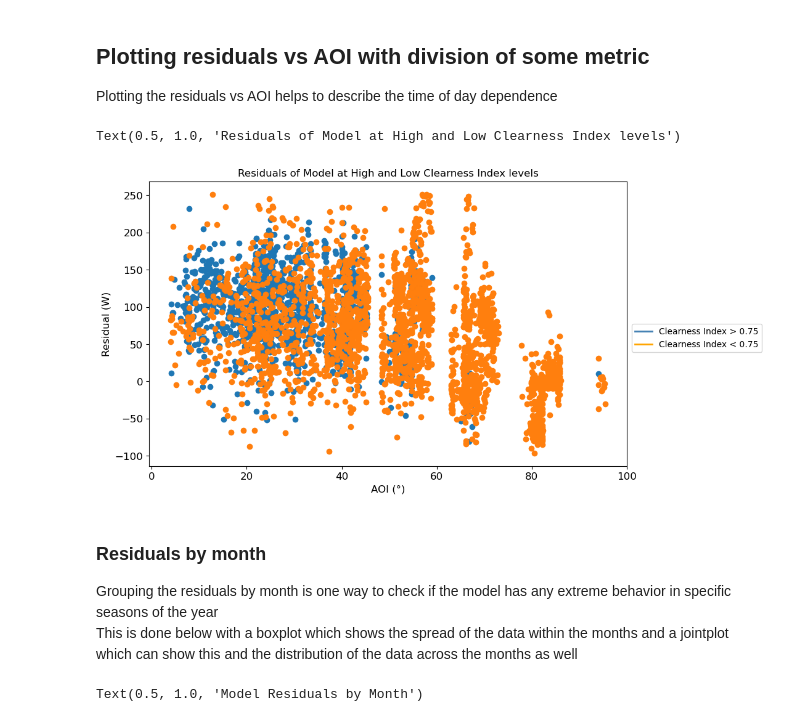
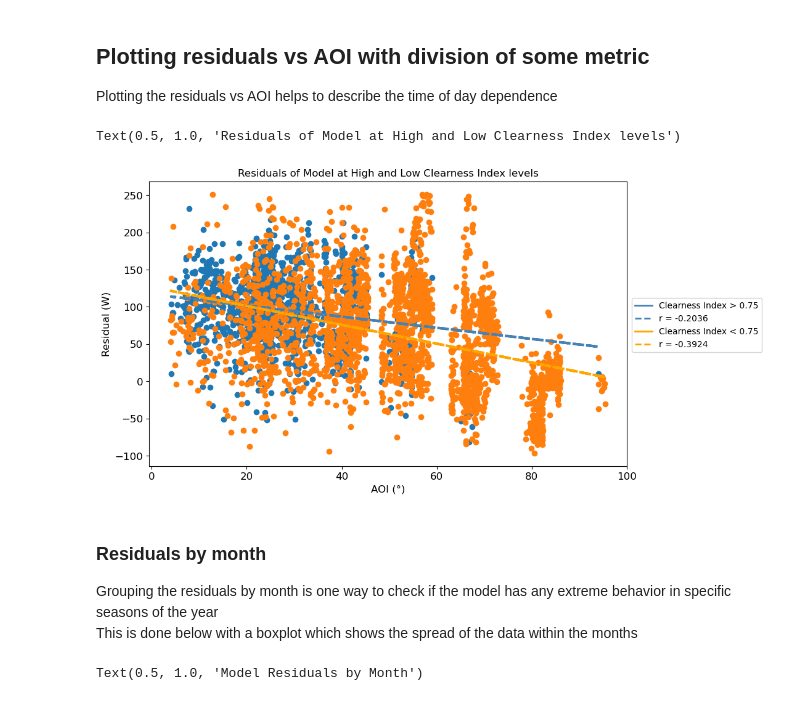
Before and after one commit to lmdeville/PV-Modeling, a Jupyter notebook: Model Validation/PVPM Validation.ipynb, the cells around one changed output. Cells and saved outputs as stored; diff of their text form; code cells hidden in the pictures.

```diff
--- a/Model Validation/PVPM Validation.ipynb
+++ b/Model Validation/PVPM Validation.ipynb
@@ -38,13 +41,8 @@ plt.rcParams['axes.titlesize']=12
 This section imports the meteo and system data from the DuraMAT Datahub. For the purpose of accurate solar position calculations, the times are set to be labeled at the middle-of-hour. The data includes 2 filters: _bsrn pass_ and _SNL No Snow_. The baseline surface radiation network (BSRN) filter follows [version 2 quality control tests](https://epic.awi.de/id/eprint/30083/1/BSRN_recommended_QC_tests_V2.pdf) and the SNL No Snow filter removes any days with recorded snow fall or snow depth. Data is removed if either filter value is '0'. For the meteo data, any 0 values are replaced with NaNs so that statistical values, like mean, are not affected by these values.
 # %%
 #read in data from duramat datahub directly
-
-#on SRN
-df = pd.read_excel('pvpmc_2021_blind_modeling_comparison_data_s1-s6.xlsx', sheet_name='S2')
-
-#off SRN
-#df = pd.read_excel(https://datahub.duramat.org/dataset/293db0cb-e838-4f7a-8e77-f62e85328c47/resource/b54bdc36-1864-48a9-abab-daf0e3f8dcf5/download/pvpmc_2021_blind_modeling_comparison_data_s1-s6.xlsx,
-#                   sheet_name='S2'
+df = pd.read_excel(https://datahub.duramat.org/dataset/293db0cb-e838-4f7a-8e77-f62e85328c47/resource/b54bdc36-1864-48a9-abab-daf0e3f8dcf5/download/pvpmc_2021_blind_modeling_comparison_data_s1-s6.xlsx,
+                  sheet_name='S2'
 
 #Reassigning the index so the timesteps are at the middle of the hour
 df.index = pd.date_range(start='2021-01-01 00:30:00', end='2021-12-31 23:30:00', freq='H')
@@ -106,11 +99,9 @@ spdf.head()
 Most performance models require effective irradiance. To calculate this, the pvlib-python `pvlib.irradiance.get_total_irradiance` function with the Perez model is used to get direct and diffuse components of POA. The values are then used in the effective irradiacne equation originally defined by [King in 1983](https://www.osti.gov/servlets/purl/919131). To determine IAM values, the coefficients described in the module dictionary & [IAM+NMOT Report](https://pvpmc.sandia.gov/download/3621/) are used as input into the `pvlib.iam.interp` function. Spectral effects were neglected since there were no module-specific AM coefficients available.
 # %%
 #Calculate Environmental Conditions
-edf = pvlib.irradiance.get_total_irradiance(surface_tilt=module['Tilt'], surface_azimuth=module['Surface Azimuth'],
-        solar_zenith=spdf['apparent_zenith'], solar_azimuth=spdf['azimuth'],dni=df['DNI (W/m2)'],
+edf = pvlib.irradiance.get_total_irradiance(surface_tilt=module['Tilt'], surface_azimuth=module['Surface Azimuth'],solar_zenith=spdf['apparent_zenith'], solar_azimuth=spdf['azimuth'],dni=df['DNI (W/m2)'],
         ghi=df['GHI (W/m2)'], dhi=df['DHI (W/m2)'], dni_extra=spdf['dni_extra'], model ='perez', model_perez='albuquerque1988')
-edf['aoi'] = pvlib.irradiance.aoi(surface_tilt=module['Tilt'], surface_azimuth=module['Surface Azimuth'],
-        solar_zenith=spdf['apparent_zenith'], solar_azimuth=spdf['azimuth'])
+edf['aoi'] = pvlib.irradiance.aoi(surface_tilt=module['Tilt'], surface_azimuth=module['Surface Azimuth'],solar_zenith=spdf['apparent_zenith'], solar_azimuth=spdf['azimuth'])
 edf['airmass'] = pvlib.atmosphere.get_relative_airmass(zenith=spdf['apparent_zenith'])
 edf['am_abs'] = pvlib.atmosphere.get_absolute_airmass(airmass_relative=edf['airmass'], pressure=pres)
 df['AOI'] = edf['aoi']
@@ -119,9 +110,8 @@ df['AOI'] = edf['aoi']
 ref_thetas= [0,10,20,30,40,45,50,55,60,65,70,75,80,85]
 ref_iams = [module['iam0'],module['iam10'],module['iam20'],module['iam30'],module['iam40'],module['iam45'],module['iam50'],
             module['iam55'],module['iam60'],module['iam65'],module['iam70'],module['iam75'],module['iam80'],module['iam85']]
-F2 = pvlib.iam.interp(aoi=edf['aoi'],theta_ref=ref_thetas,iam_ref=ref_iams )
-df['Effective Irradiance'] = (edf['poa_direct'] * F2 + edf['poa_diffuse'])
-df['IAMs'] = F2
+df['IAMs'] = pvlib.iam.interp(aoi=edf['aoi'],theta_ref=ref_thetas,iam_ref=ref_iams )
+df['Effective Irradiance'] = (edf['poa_direct'] * df['IAMs'] + edf['poa_diffuse'])
 # %% [markdown]
 Performance models also require either cell or module temperature. Module temperature is recorded in the dataset but the example model chosen, CEC, requires cell temperature. To convert, `pvlib.temperature.TEMPERATURE_MODEL_PARAMETERS` and `pvlib.temperature.sapm_cell_from_module` were used.
 # %%
@@ -135,12 +125,11 @@ df['Cell Temperature'] = pvlib.temperature.sapm_cell_from_module(module_temperat
 
 A model can either be defined and run within this notebook or could be run externally and the results imported below. For demonstration purposes the `pvlib.ivtools.sdm.fit_cec_sam`, `pvlib.pvsystem.calcparams_cec`, and  `pvlib.pvsystem.singlediode` functions are used but should be replaced by the user's model.
 # %%
-
 #run model here
 
 #the example model, CEC, requires three steps
 #1. calculate the CEC model parameters based on basic module parameters
-cec_params = pvlib.ivtools.sdm.fit_cec_sam(celltype=module['Cell Type'], v_mp=iec61853_stc['Vmp [V]'], i_mp=iec61853_stc['Imp [A]'], v_oc=iec61853_stc['Voc [V]'], i_sc=iec61853_stc['Isc [A]'],
+cec_params = pvlib.ivtools.sdm.fit_cec_sam(celltype=module['Cell Type'], v_mp=module['Vmp'], i_mp=module['Imp'], v_oc=module['Voc'], i_sc=module['Isc'],
                               alpha_sc=module['Alpha Isc'], beta_voc=module['Beta Voc'], gamma_pmp=module['Gamma Pmp']*100, cells_in_series=module['Cells in Series'], temp_ref=25)
 #2. use the parameters found in step 1 as input into the CEC model to calculate those parameters for every time step
 cec_sdm = pvlib.pvsystem.calcparams_cec(effective_irradiance=df['Effective Irradiance'], temp_cell=df['Cell Temperature'], alpha_sc=module['Alpha Isc'],
@@ -404,28 +379,42 @@ Plotting the residuals vs AOI helps to describe the time of day dependence
 # %%
 metric = 'Clearness Index' #<---------------- could be any value that is a column in the df (wind speed, clearness index, ambient temp)
 bound = 0.75 #<------------------------------ the bound at which to separate the upper and lower categories
 
 df_h = df[df[metric] > bound]
 df_l = df[df[metric] < bound]
 
+z_h = np.polyfit(df_h['AOI'],df_h['resid_trim'], 1)
+p_h = np.poly1d(z_h)
+r_h = np.corrcoef(x=df_h['AOI'], y=df_h['resid_trim'])[0][1]
+
+z_l = np.polyfit(df_l['AOI'],df_l['resid_trim'], 1)
+p_l = np.poly1d(z_l)
+r_l = np.corrcoef(x=df_l['AOI'], y=df_l['resid_trim'])[0][1]
+
+
 plt.scatter(x=df_h['AOI'], y=df_h['resid_trim'])
+plt.plot(df_h['AOI'], p_h(df_h['AOI']), linewidth=3, color='steelblue',linestyle='--',)
 plt.scatter(x=df_l['AOI'], y=df_l['resid_trim'])
+plt.plot(df_l['AOI'], p_l(df_l['AOI']), linewidth=3, color='orange',linestyle='--')
 
 plt.ylabel('Residual (W)')
 plt.xlabel('AOI (°)')
 
 line_1 = Line2D([0], [0], color='steelblue', linewidth=2, linestyle='-',label=(metric+' > '+str(bound)))
+line_2 = Line2D([0], [0], color='steelblue', linewidth=2, linestyle='--',label=f"r = {r_h:0.04f}")
 line_3 = Line2D([0], [0], color='orange', linewidth=2, linestyle='-',label=(metric+' < '+str(bound)))
-lines = [line_1,line_3]
+line_4 = Line2D([0], [0], color='orange', linewidth=2, linestyle='--',label=f"r = {r_l:0.04f}")
+
+lines = [line_1,line_2,line_3,line_4]
 plt.legend(prop=dict(size='small'), loc=[1.01, 0.4],handles=lines)
 plt.title('Residuals of Model at High and Low '+metric+' levels')
 # %% [output]
 Text(0.5, 1.0, 'Residuals of Model at High and Low Clearness Index levels')
-[figure, old version]
+[figure, new version]
 # %% [markdown]
 ### Residuals by month
 Grouping the residuals by month is one way to check if the model has any extreme behavior in specific seasons of the year \
-This is done below with a boxplot which shows the spread of the data within the months and a jointplot which can show this and the distribution of the data across the months as well
+This is done below with a boxplot which shows the spread of the data within the months
 # %%
 sns.boxplot(data=df, x='Month', y='resid_trim', showfliers=False, showmeans=True)
 plt.xticks(rotation=30, ha='right')
```
Also changed, not shown: parts of 18 cells of this notebook, 4 other files.
